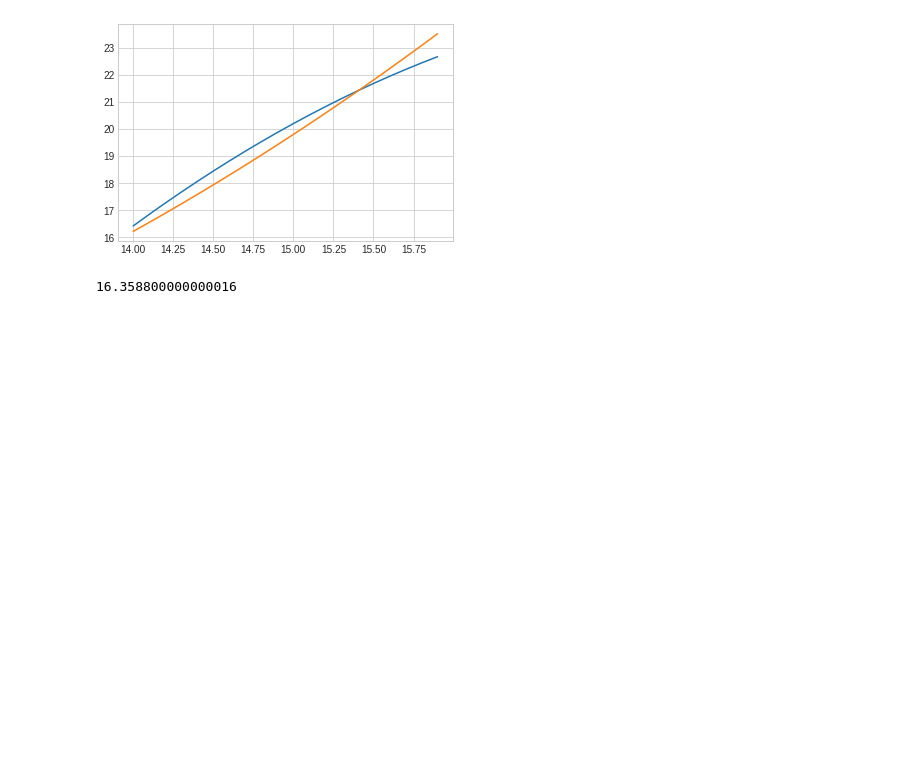
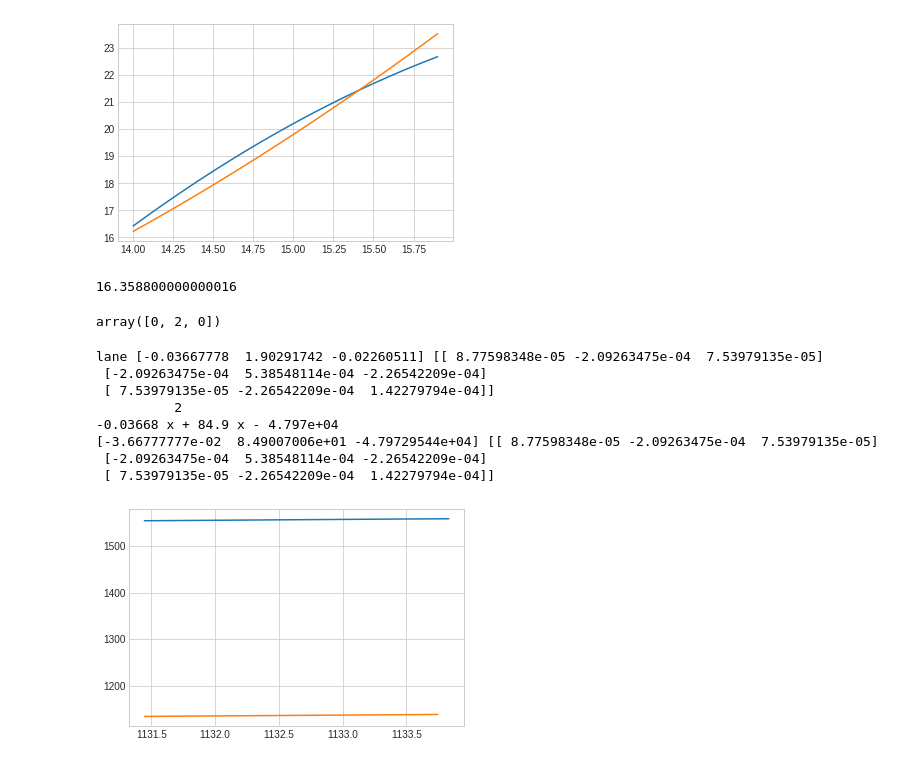
Before and after one commit to kfir1989/RadarLocalization, a Jupyter notebook: Paper.ipynb, the cells around one changed output. Cells and saved outputs as stored; diff of their text form; code cells hidden in the pictures; blank space fills up the shorter version.

```diff
--- a/Paper.ipynb
+++ b/Paper.ipynb
@@ -564,7 +503,63 @@ f1         2
  5568.164 5607.005 5645.981 5685.092 5724.338 5763.719]
 28072.503517743433
 [figure]
-# %%
--151+19.58*14-0.5447*14**2
-# %% [output]
-16.358800000000016
+# %%
+-151+19.58*14-0.5447*14**2
+# %% [output]
+16.358800000000016
+# %%
+import numpy as np
+A = np.array([[1,2,3],[10,7,3],[1,4,3]])
+np.argmin(A, axis=1)
+# %% [output]
+array([0, 2, 0])
+# %%
+import sys
+import numpy as np
+
+def translatePolynom(c, xstart, xend, pos):
+    x = np.array([xstart, 0.5*(xstart+xend), xend])
+    x_trns = x - pos[0]
+    y = np.array([c[0]*x[0]**2+c[1]*x[0]+c[2], c[0]*x[1]**2+c[1]*x[1]+c[2], c[0]*x[2]**2+c[1]*x[2]+c[2]])
+    y_trns = y - pos[1]
+    A = [[x_trns[0]**2, x_trns[0], 1],[x_trns[1]**2, x_trns[1], 1],[x_trns[2]**2, x_trns[2], 1]]
+    c = np.linalg.inv(A).dot(y_trns)
+
+    return c
+
+x = np.array([1131.44509189, 1131.68601848, 1131.92288045, 1132.15565661, 1132.38467442,
+ 1132.6157338,  1132.85088776, 1133.09011526, 1133.33339487, 1133.58070482,
+ 1133.83202296])
+y = np.array([1554.14573279, 1554.57418017, 1555.00488793, 1555.43781753, 1555.87274802,
+ 1556.30659631, 1556.73823898, 1557.16763737, 1557.59475305, 1558.01954779,
+ 1558.44198354])
+
+minx = np.min(x)
+maxx = np.max(x)
+miny = np.min(y)
+maxy = np.max(y)
+
+lane, cov = np.polyfit(x-minx, y-miny, 2,cov=True)
+print("lane", lane, cov)
+
+lane = translatePolynom(lane, minx, maxx, [-minx,-maxx])
+
+f = np.poly1d(lane)
+print(f)
+
+plt.plot(x,y)
+
+xx = np.arange(np.min(x), np.max(x), 0.1)
+yy = f[2] * (xx)**2 + f[1] * (xx) + f[0]
+plt.plot(xx,yy)
+print(lane, cov)
+# %% [output]
+lane [-0.03667778  1.90291742 -0.02260511] [[ 8.77598348e-05 -2.09263475e-04  7.53979135e-05]
+ [-2.09263475e-04  5.38548114e-04 -2.26542209e-04]
+ [ 7.53979135e-05 -2.26542209e-04  1.42279794e-04]]
+          2
+-0.03668 x + 84.9 x - 4.797e+04
+[-3.66777777e-02  8.49007006e+01 -4.79729544e+04] [[ 8.77598348e-05 -2.09263475e-04  7.53979135e-05]
+ [-2.09263475e-04  5.38548114e-04 -2.26542209e-04]
+ [ 7.53979135e-05 -2.26542209e-04  1.42279794e-04]]
+[figure, added]
```
Also changed, not shown: parts of 11 cells of this notebook, 9 other files.
